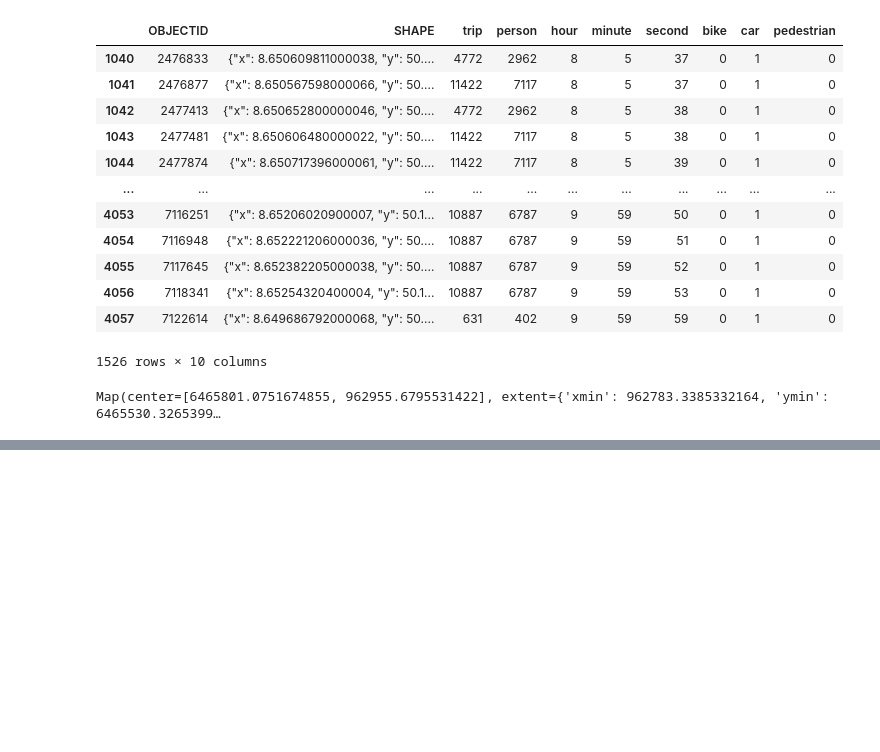
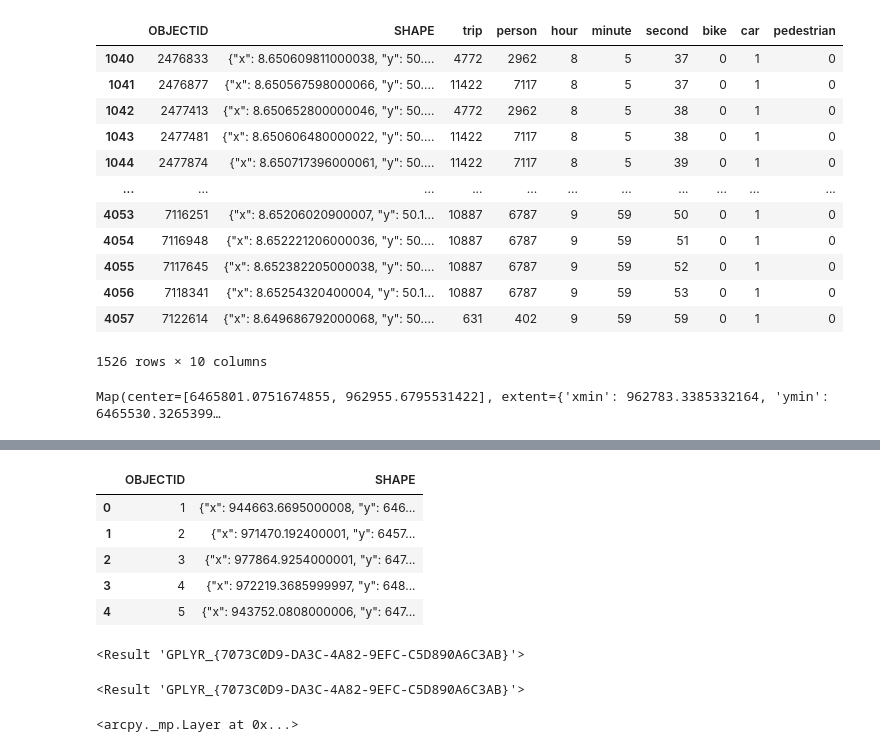
Before and after one commit to EsriDevEvents/spatial-data-science-examples, a Jupyter notebook: src/data-engineering/data_engineering/notebooks/UrbanDigitalTwin_Frankfurt.ipynb, the cells around one changed output, grey strips where cells are left out. Cells and saved outputs as stored; diff of their text form; code cells hidden in the pictures; blank space fills up the shorter version.

```diff
--- a/src/data-engineering/data_engineering/notebooks/UrbanDigitalTwin_Frankfurt.ipynb
+++ b/src/data-engineering/data_engineering/notebooks/UrbanDigitalTwin_Frankfurt.ipynb
@@ -130,0 +197,27 @@ import arcpy
+# %%
+latest_positions = pd.DataFrame.spatial.from_featureclass(electric_car_features_filepath)
+latest_positions
+# %% [output]
+|  | OBJECTID | SHAPE |
+| 0 | 1 | {"x": 944663.6695000008, "y": 646... |
+| 1 | 2 | {"x": 971470.192400001, "y": 6457... |
+| 2 | 3 | {"x": 977864.9254000001, "y": 647... |
+| 3 | 4 | {"x": 972219.3685999997, "y": 648... |
+| 4 | 5 | {"x": 943752.0808000006, "y": 647... |
+# %%
+input_incidents = "memory/incidents"
+#input_featureset.sdf.spatial.to_featureclass(input_incidents)
+latest_positions.spatial.to_featureclass(input_incidents)
+AddLocations(analysis_layer, analysis_class_names["Incidents"], input_incidents)
+# %% [output]
+<Result 'GPLYR_{7073C0D9-DA3C-4A82-9EFC-C5D890A6C3AB}'>
+# %%
+solve_result = Solve(analysis_layer)
+solve_result
+# %% [output]
+<Result 'GPLYR_{7073C0D9-DA3C-4A82-9EFC-C5D890A6C3AB}'>
+# %%
+result_layer = solve_result.getOutput(0)
+result_layer
+# %% [output]
+<arcpy._mp.Layer at 0x...>
```
Also changed, not shown: parts of 18 cells of this notebook, 3 other files.
